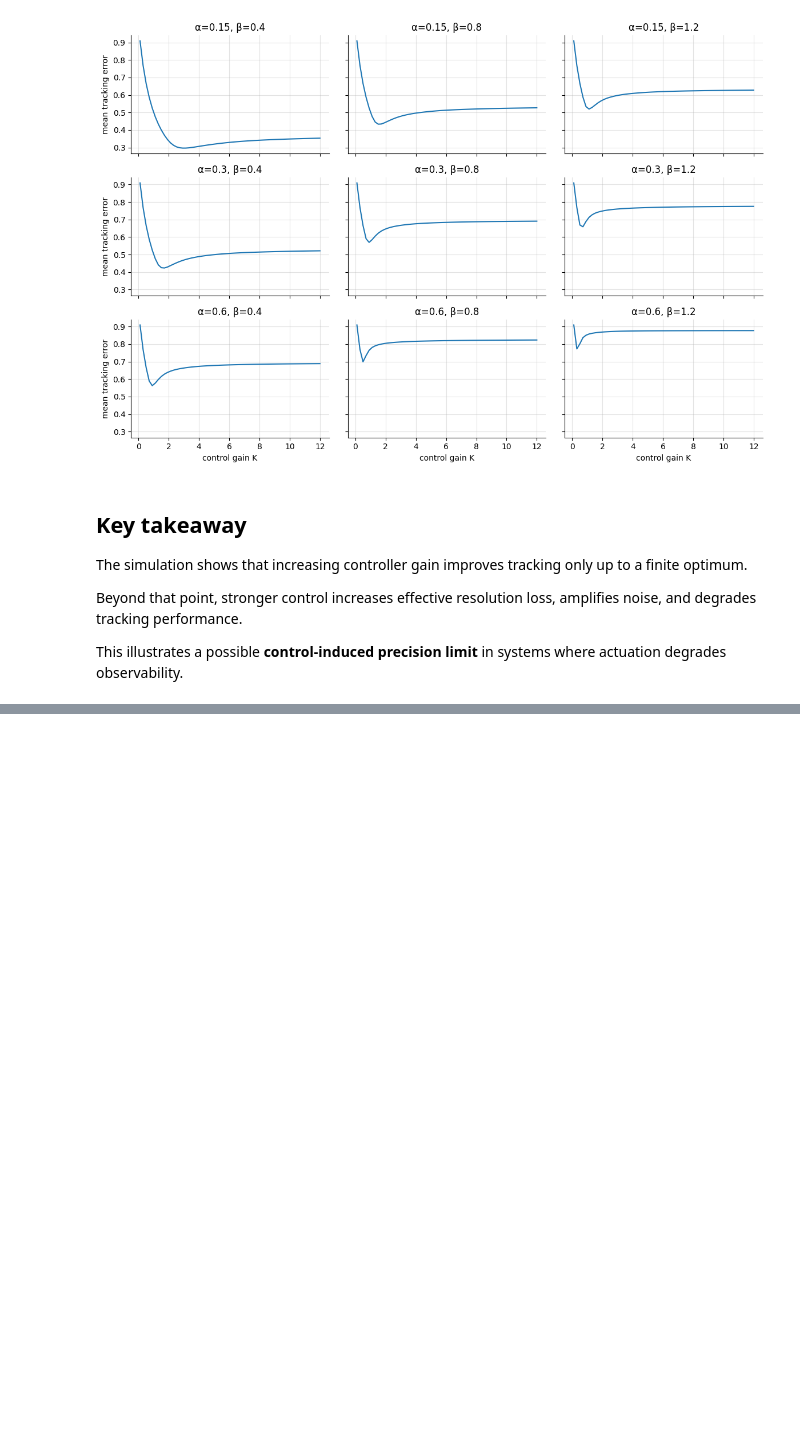
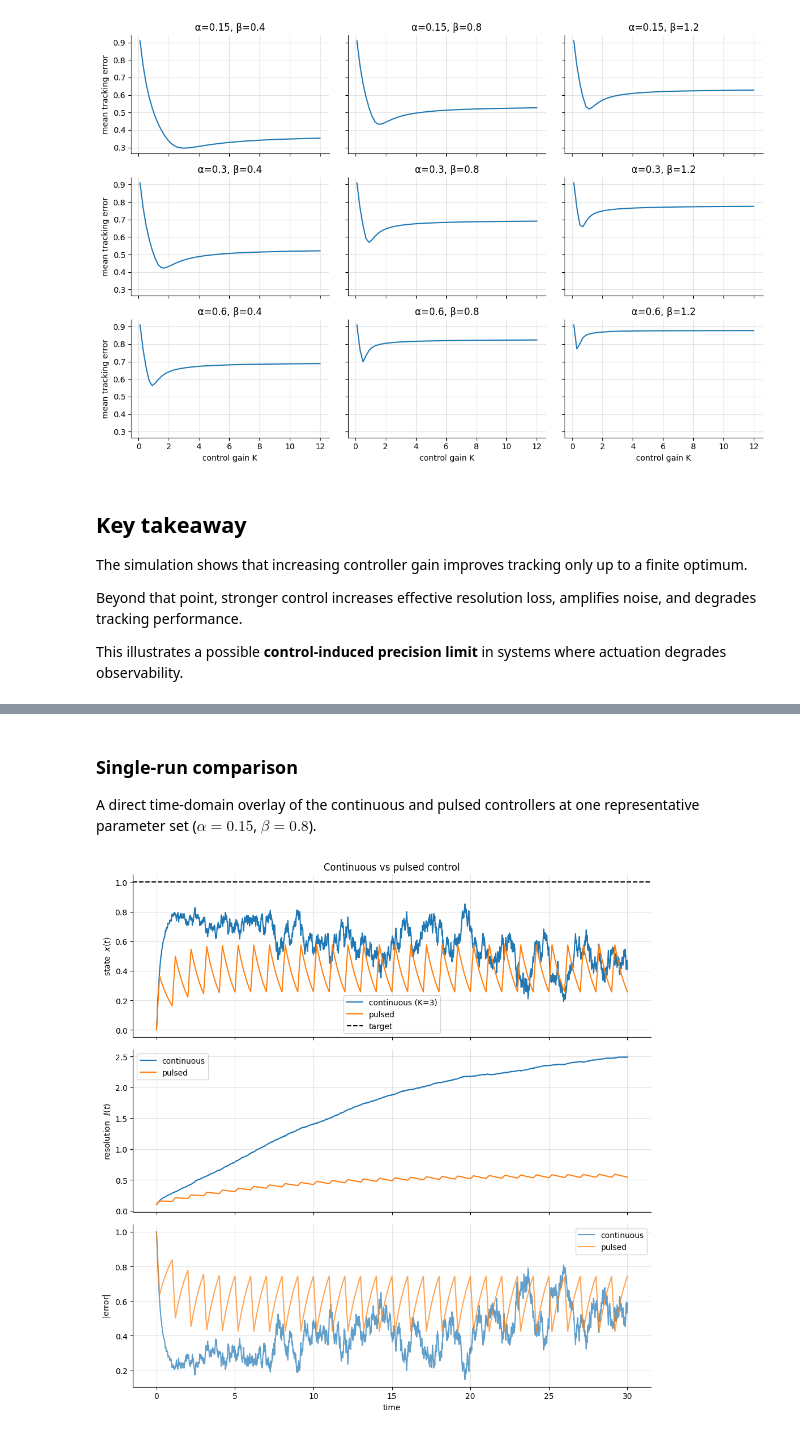
Before and after one commit to Budrink/resolution-limited-control, a Jupyter notebook: control.ipynb, the cells around one changed output, grey strips where cells are left out. Saved outputs shown, nothing was run; the diff lists cells and outputs as text; code cells hidden in the pictures; blank space fills up the shorter version.

Commit message:
Pulsed0 vs continious controller comparison

```diff
--- a/control.ipynb
+++ b/control.ipynb
@@ -289,0 +371,37 @@ can degrade effective observability.
+# %% [markdown]
+### Single-run comparison
+
+A direct time-domain overlay of the continuous and pulsed controllers
+at one representative parameter set ($\alpha = 0.15$, $\beta = 0.8$).
+# %%
+alpha_p, beta_p = 0.15, 0.8
+
+res_cont  = simulate(K=3.0, alpha=alpha_p, beta=beta_p, seed=42)
+res_pulse = simulate_pulsed(alpha=alpha_p, beta=beta_p,
+                            pulse_amp=2.0, err_threshold=0.18,
+                            pulse_duration=0.20, refractory_time=0.80, seed=42)
+
+fig, axes = plt.subplots(3, 1, figsize=(10, 10), sharex=True)
+
+axes[0].plot(res_cont["t"],  res_cont["x"],  label="continuous (K=3)")
+axes[0].plot(res_pulse["t"], res_pulse["x"],  label="pulsed")
+axes[0].axhline(r, ls="--", color="black", label="target")
+axes[0].set_ylabel("state  $x(t)$")
+axes[0].set_title("Continuous vs pulsed control")
+axes[0].legend()
+
+axes[1].plot(res_cont["t"],  res_cont["ell"],  label="continuous")
+axes[1].plot(res_pulse["t"], res_pulse["ell"],  label="pulsed")
+axes[1].set_ylabel("resolution  $\\ell(t)$")
+axes[1].legend()
+
+axes[2].plot(res_cont["t"],  np.abs(res_cont["err"]),  alpha=0.7, label="continuous")
+axes[2].plot(res_pulse["t"], np.abs(res_pulse["err"]),  alpha=0.7, label="pulsed")
+axes[2].set_ylabel("$|\\mathrm{error}|$")
+axes[2].set_xlabel("time")
+axes[2].legend()
+
+plt.tight_layout()
+plt.show()
+# %% [output]
+[figure, added]
```
Also changed, not shown: parts of 11 cells of this notebook.
